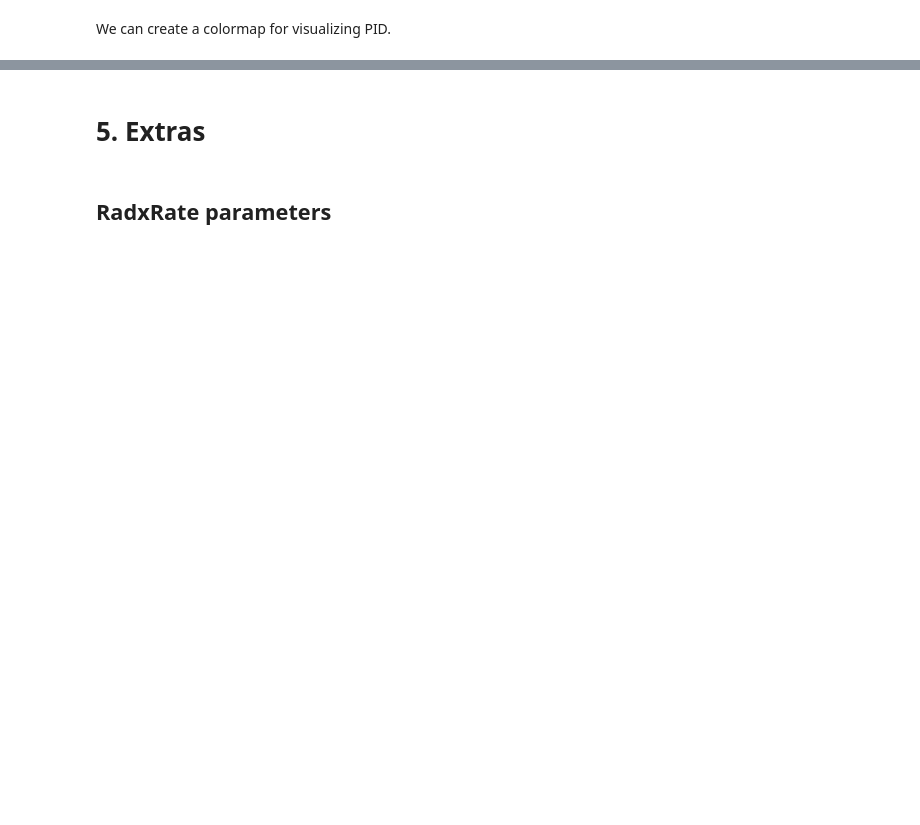
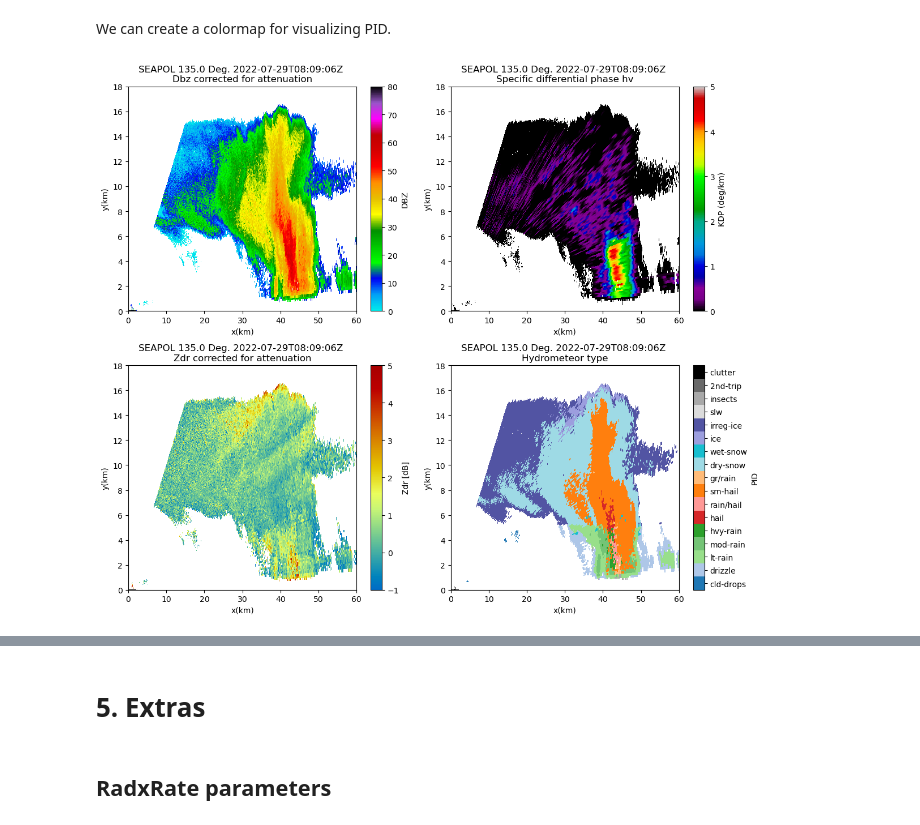
Before and after one commit to nsf-lrose/ams2023, a Jupyter notebook: notebooks/SEAPOL_RadxRate_tutorial.ipynb, the cells around one changed output, grey strips where cells are left out. Saved outputs shown, nothing was run; the diff lists cells and outputs as text; code cells hidden in the pictures; blank space fills up the shorter version.

Commit message:
finishing up PID demo aspects and rain rate comparisons

```diff
--- a/notebooks/SEAPOL_RadxRate_tutorial.ipynb
+++ b/notebooks/SEAPOL_RadxRate_tutorial.ipynb
@@ -494,0 +499,72 @@ sury_max = 75
+# %%
+# Plot results of RadxRate
+
+displayRate = pyart.graph.RadarDisplay(rhi_seapol)
+figRate = plt.figure(1, (12, 10))
+
+# DBZ (input)
+
+swp = 1
+
+axDbz = figRate.add_subplot(221)
+displayRate.plot_rhi('DBZ_ATTEN_CORRECTED', swp, vmin=0, vmax=80.,
+                    axislabels=("x(km)", "y(km)"),cmap='pyart_NWSRef',
+                    colorbar_label="DBZ")
+displayRate.set_limits(xlim=[0,60],ylim=[0,18])
+#displayRate.plot_range_rings([30, 60])#, 150, 200, 250])
+displayRate.plot_cross_hair(2.)
+#displayRate.set_limits(xlim=(-300,300),ylim=(-300,300))
+
+# KDP (computed)
+
+axKdp = figRate.add_subplot(222)
+displayRate.plot_rhi('KDP', swp, vmin=0, vmax=5.,
+    axislabels=("x(km)", "y(km)"),
+    colorbar_label="KDP (deg/km)",
+    cmap="nipy_spectral")
+displayRate.set_limits(xlim=[0,60],ylim=[0,18])
+#displayRate.plot_range_rings([30, 60])#, 150, 200, 250])
+displayRate.plot_cross_hair(2.)
+# displayRate.set_limits(xlim=(-300,300),ylim=(-300,300))
+
+
+axZdr = figRate.add_subplot(223)
+displayRate.plot_rhi('ZDR_ATTEN_CORRECTED', swp, vmin=-1, vmax = 5,
+    axislabels=("x(km)", "y(km)"),
+    colorbar_label="Zdr [dB]",
+    cmap = 'pyart_HomeyerRainbow', mask_outside=True)
+
+
+#'pyart_SCook18
+#displayRate.plot_range_rings([30, 60])#, 150, 200, 250])
+displayRate.plot_cross_hair(2.)
+displayRate.set_limits(xlim=[0,60],ylim=[0,18])
+#displayRate.set_limits(xlim=[surx_min,surx_max],ylim=[sury_min,sury_max])
+
+
+# NCAR PID (computed)
+
+axPID = figRate.add_subplot(224)
+displayRate.plot_rhi('PID', swp, vmin=0.5, vmax = 17.5,
+    axislabels=("x(km)", "y(km)"),
+    colorbar_label="PID",
+    cmap = my_cmap2, mask_outside=True)
+#    cmap = 'pyart_PD17', mask_outside=True)
+#displayRate.plot_range_rings([30, 60])#, 150, 200, 250])
+displayRate.plot_cross_hair(2.)
+displayRate.set_limits(xlim=[0,60],ylim=[0,18])
+
+# plot all 17 PID categories
+pid_cbar = displayRate.cbs[3]
+#pid_cbar.set_ticks([1,2,3,4,5,6,7,8,9,10,11,12,13])
+#pid_cbar.set_ticklabels(['cld-drops', 'drizzle', 'lt-rain', 'mod-rain', 'hvy-rain', 'hail', 'rain/hail', 'sm-hail', 'gr/rain', 'dry-snow', 'wet-snow', 'ice', 'irreg-ice'])
+pid_cbar.set_ticks([1,2,3,4,5,6,7,8,9,10,11,12,13,14,15,16,17])
+pid_cbar.set_ticklabels(['cld-drops', 'drizzle', 'lt-rain', 'mod-rain', 'hvy-rain', 'hail', 'rain/hail', 'sm-hail', 'gr/rain', 'dry-snow', 'wet-snow', 'ice', 'irreg-ice', 'slw', 'insects', '2nd-trip', 'clutter'])
+
+
+
+figRate.tight_layout()
+
+plt.show()
+# %% [output]
+[figure, added]
```
Also changed, not shown: parts of 15 cells of this notebook.
